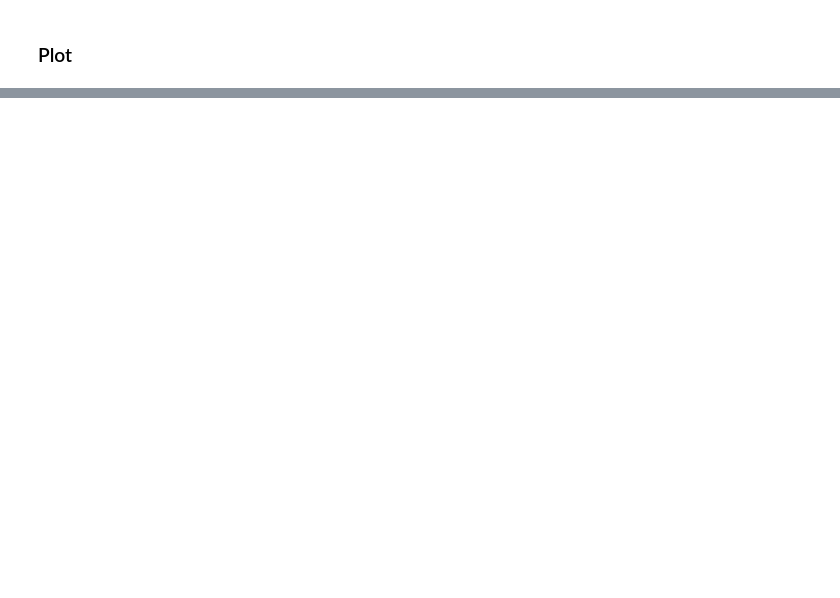
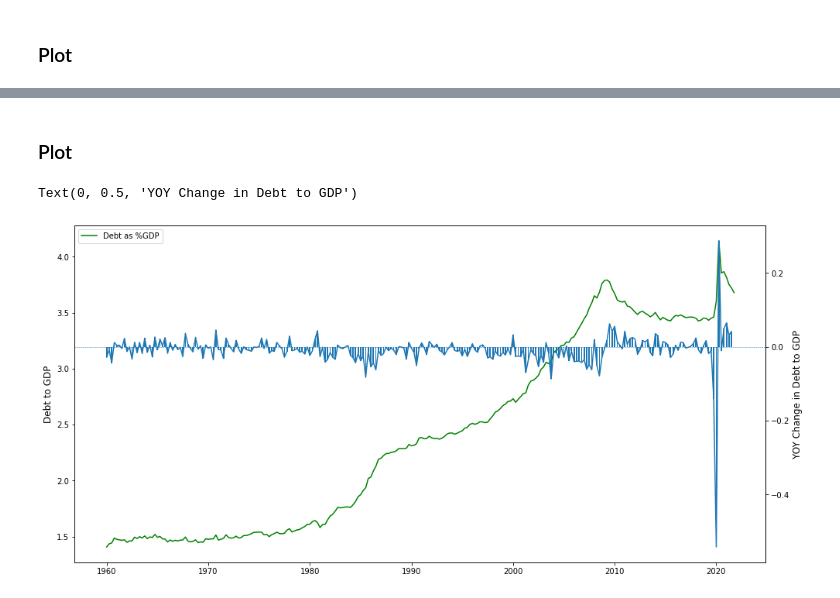
Before and after one commit to bridaniels/Principles_NavigatingBigDebtCrises, a Jupyter notebook: Part1/debtCalculator.ipynb, the cells around one changed output, grey strips where cells are left out. Saved outputs shown, nothing was run; the diff lists cells and outputs as text; code cells hidden in the pictures; blank space fills up the shorter version.

```diff
--- a/Part1/debtCalculator.ipynb
+++ b/Part1/debtCalculator.ipynb
@@ -54,0 +68,18 @@ ax.legend(loc=2)
+# %% [markdown]
+### Plot
+# %%
+# Plotting
+fig, ax = plt.subplots(figsize=(16,8))
+
+ax.plot(d_gdp['Debt_as_%_GDP'], label='Debt as %GDP',color='g')
+ax.set_ylabel('Debt to GDP', fontsize=12)
+ax.legend(loc=2)
+
+ax2 = ax.twinx()
+ax2.plot(yoy.index,yoy['Change'])
+ax2.bar(yoy.index, yoy['Change'], width=50)
+ax2.axhline(y=0, linewidth=.5, linestyle='--')
+ax2.set_ylabel('YOY Change in Debt to GDP', fontsize=12)
+# %% [output]
+Text(0, 0.5, 'YOY Change in Debt to GDP')
+[figure, added]
```
Also changed, not shown: parts of 9 cells of this notebook, 1 other file.
